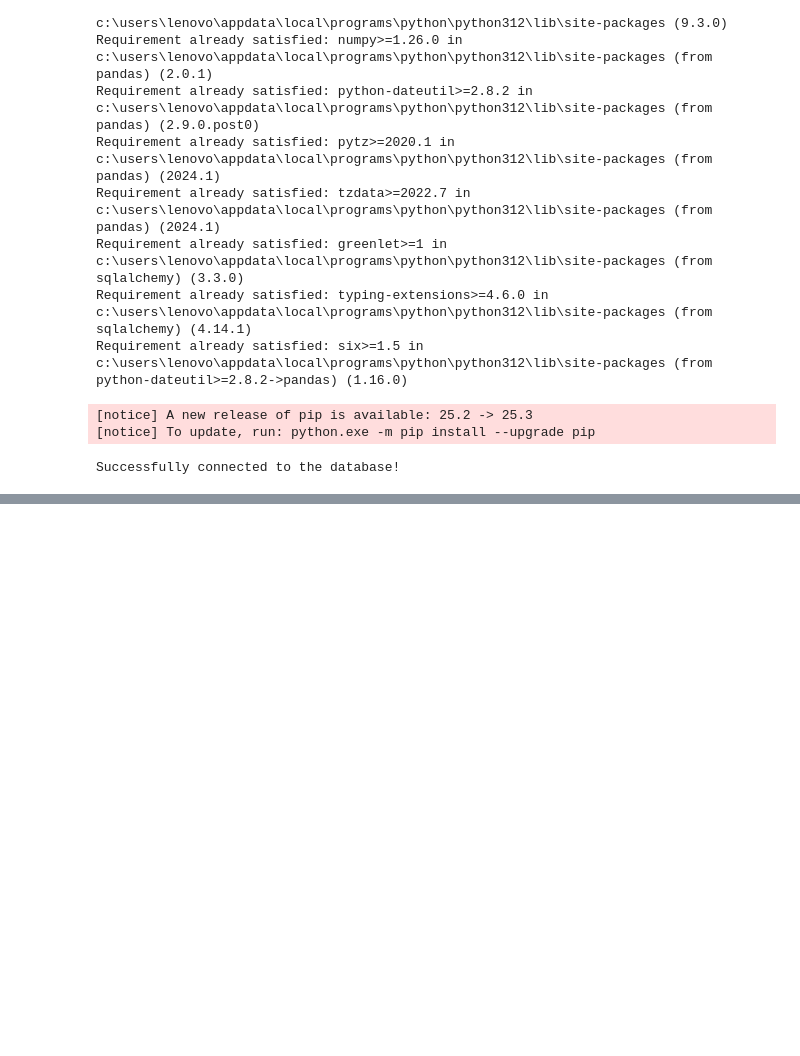
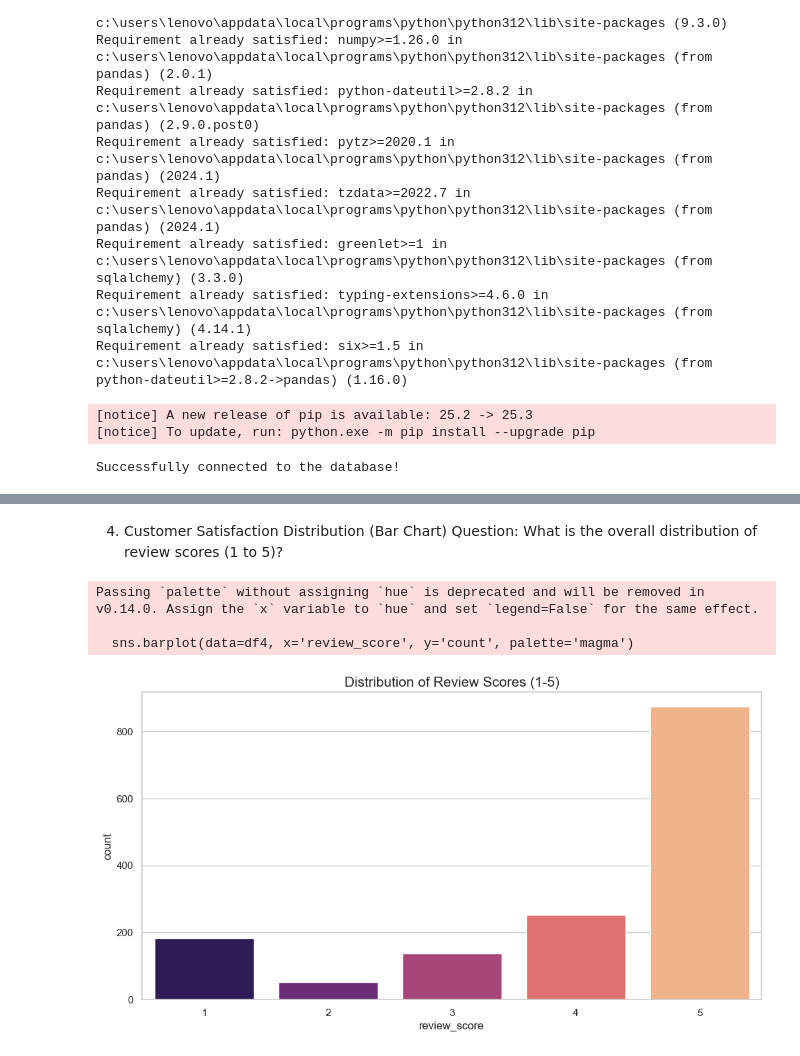
Before and after one commit to Peeyush237/E-commerce_Data-insights-visualization, a Jupyter notebook: queries_vis.ipynb, the cells around one changed output, grey strips where cells are left out. Cells and saved outputs as stored; diff of their text form; code cells hidden in the pictures; blank space fills up the shorter version.

```diff
--- a/queries_vis.ipynb
+++ b/queries_vis.ipynb
@@ -132,0 +212,14 @@ Tables in database:
+# %%
+q4_sql = """
+SELECT
+    c.customer_state,
+    ROUND(SUM(oi.price) / COUNT(DISTINCT o.order_id), 2) AS avg_order_value
+FROM orders o
+JOIN order_items oi ON o.order_id = oi.order_id
+JOIN customers c ON o.customer_id = c.customer_id
+GROUP BY c.customer_state
+ORDER BY avg_order_value DESC;
+"""
+df4 = pd.read_sql(q4_sql, con=engine)
+print("\n--- Q4: AOV by State ---")
+print(df4)
@@ -132,0 +681,15 @@ Tables in database:
+# %% [markdown]
+4. Customer Satisfaction Distribution (Bar Chart)
+Question: What is the overall distribution of review scores (1 to 5)?
+# %%
+query24 = "SELECT review_score, COUNT(*) AS count FROM order_reviews GROUP BY review_score ORDER BY review_score;"
+df24 = pd.read_sql(query24, con=engine)
+plt.figure()
+sns.barplot(data=df4, x='review_score', y='count', palette='magma')
+plt.title('Distribution of Review Scores (1-5)', fontsize=15)
+plt.show()
+# %% [output]
+Passing `palette` without assigning `hue` is deprecated and will be removed in v0.14.0. Assign the `x` variable to `hue` and set `legend=False` for the same effect.
+
+  sns.barplot(data=df4, x='review_score', y='count', palette='magma')
+[figure, added]
```
Also changed, not shown: parts of 77 cells of this notebook.
